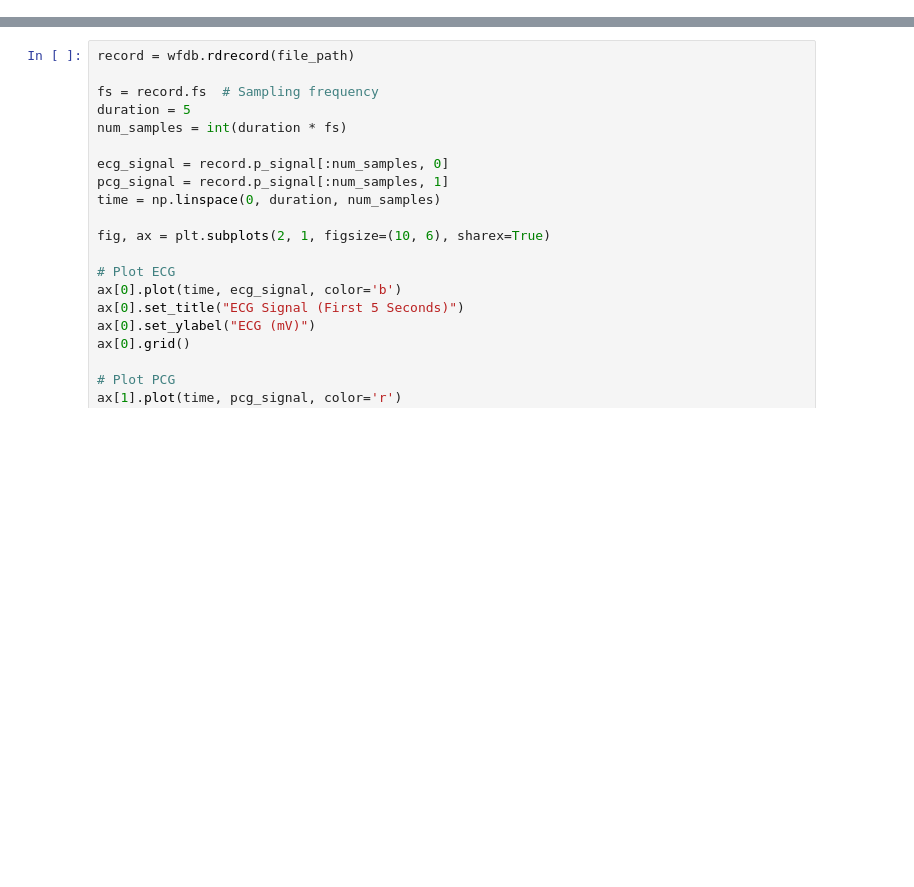
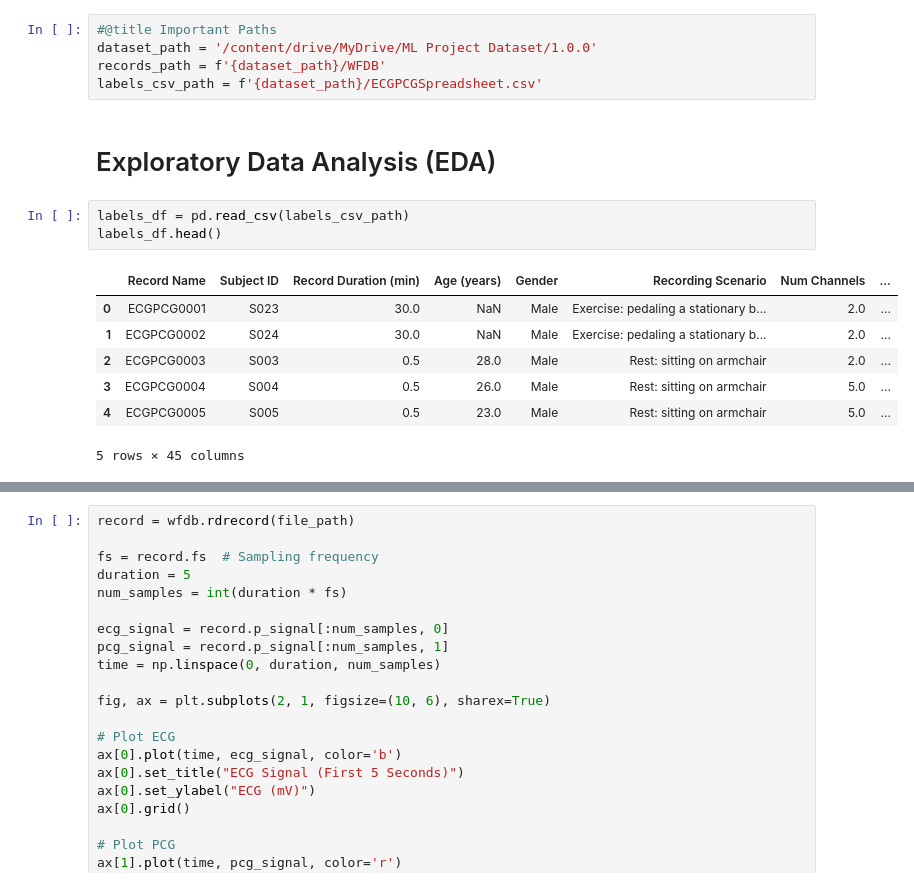
Before and after one commit to NadaKhaled157/Multimodal-Stress-Level-Classification-of-ECG-and-PCG-Signals, a Jupyter notebook: Preprocessing.ipynb, the cells around one changed output, grey strips where cells are left out. Saved outputs shown, nothing was run; the diff lists cells and outputs as text; blank space fills up the shorter version.

```diff
--- a/Preprocessing.ipynb
+++ b/Preprocessing.ipynb
@@ -33,0 +40,18 @@ ModuleNotFoundError: No module named 'wfdb'
+# %%
+#@title Important Paths
+dataset_path = '/content/drive/MyDrive/ML Project Dataset/1.0.0'
+records_path = f'{dataset_path}/WFDB'
+labels_csv_path = f'{dataset_path}/ECGPCGSpreadsheet.csv'
+# %% [markdown]
+# Exploratory Data Analysis (EDA)
+# %%
+labels_df = pd.read_csv(labels_csv_path)
+labels_df.head()
+# %% [output]
+|  | Record Name | Subject ID | Record Duration (min) | Age (years) | Gender | Recording Scenario | Num Channels | ... |
+| 0 | ECGPCG0001 | S023 | 30.0 | NaN | Male | Exercise: pedaling a stationary b... | 2.0 | ... |
+| 1 | ECGPCG0002 | S024 | 30.0 | NaN | Male | Exercise: pedaling a stationary b... | 2.0 | ... |
+| 2 | ECGPCG0003 | S003 | 0.5 | 28.0 | Male | Rest: sitting on armchair | 2.0 | ... |
+| 3 | ECGPCG0004 | S004 | 0.5 | 26.0 | Male | Rest: sitting on armchair | 5.0 | ... |
+| 4 | ECGPCG0005 | S005 | 0.5 | 23.0 | Male | Rest: sitting on armchair | 5.0 | ... |
+5 rows × 45 columns
```
Also changed, not shown: parts of 21 cells of this notebook.
